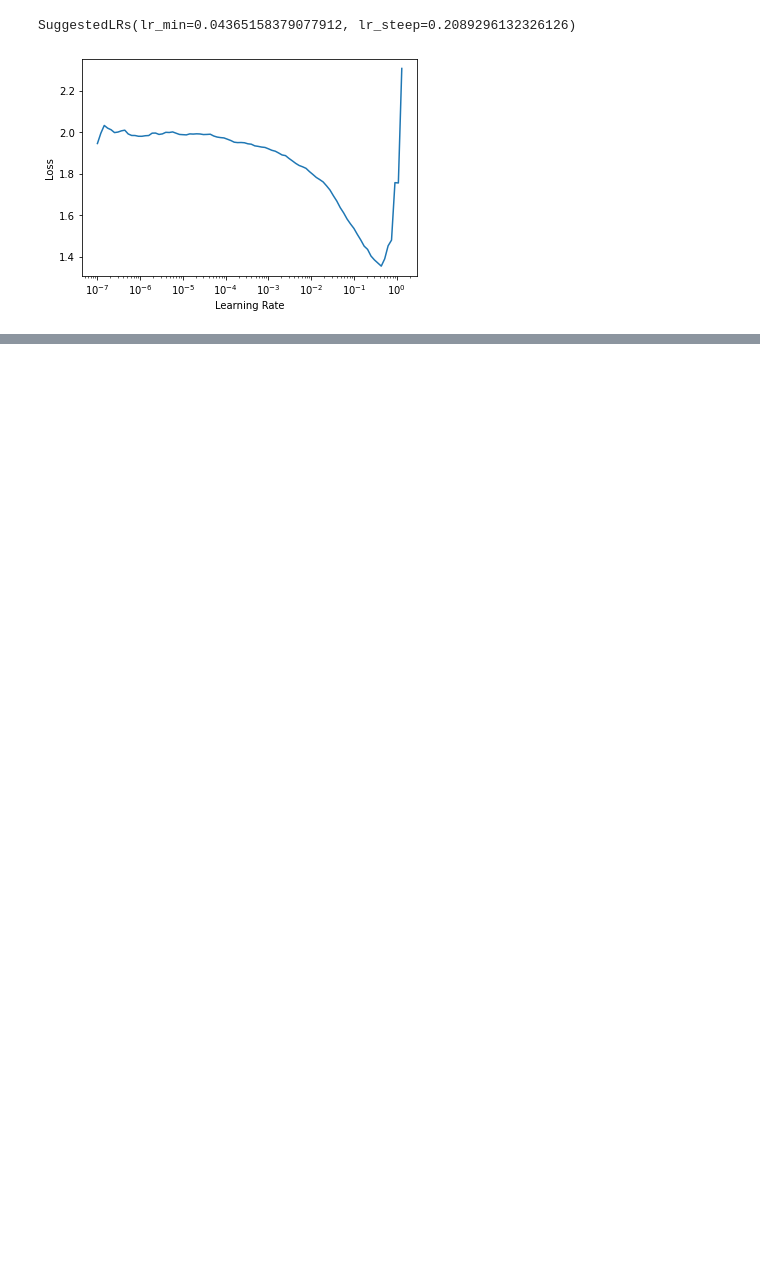
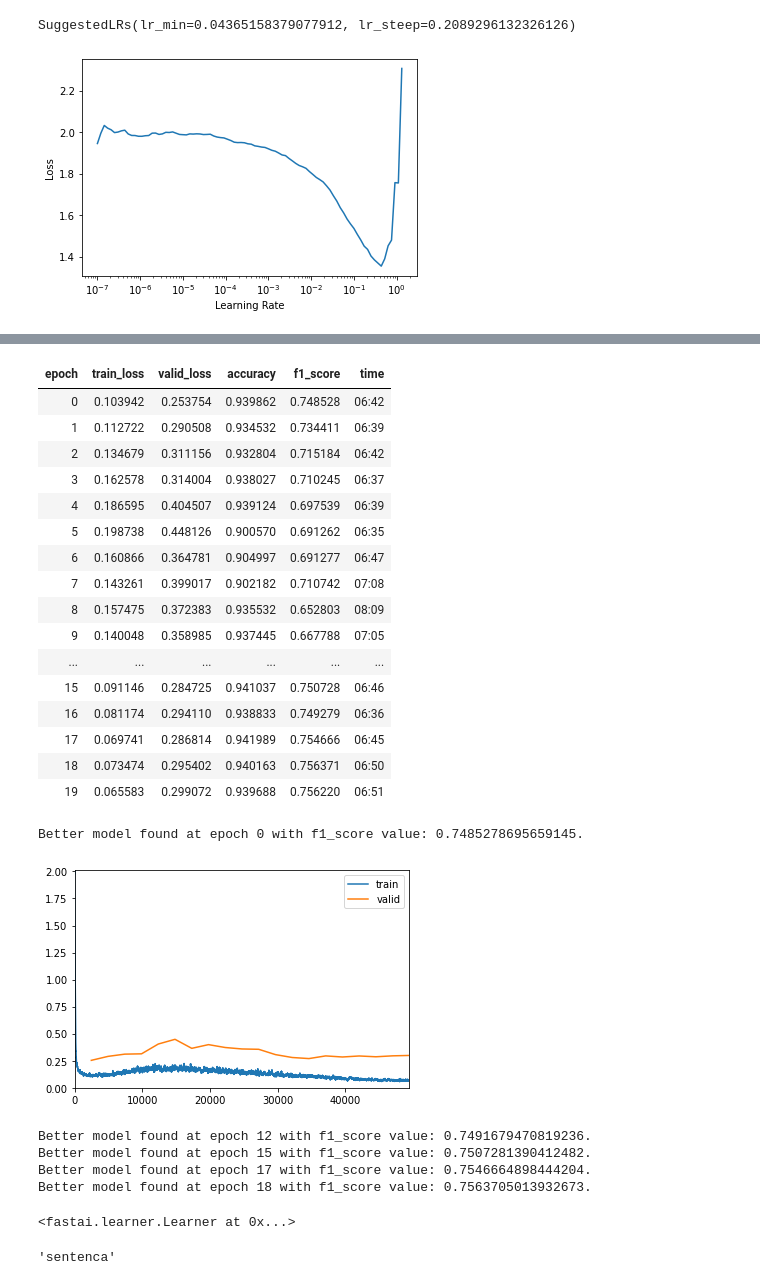
Before and after one commit to peluz/victor-visual-text, a Jupyter notebook: img_text_fusion.ipynb, the cells around one changed output, grey strips where cells are left out. Cells and saved outputs as stored; diff of their text form; code cells hidden in the pictures; blank space fills up the shorter version.

```diff
--- a/img_text_fusion.ipynb
+++ b/img_text_fusion.ipynb
@@ -328,0 +364,35 @@ Better model found at epoch 0 with f1_score value: 0.7038682571851839.
+# %%
+head = create_head(4096 + 3840, OUT_DIM, lin_ftrs=[128])
+# %%
+model = ImgTextFusion(head)
+# %%
+learn = Learner(dls, model, loss_func=loss_func, metrics=[accuracy, fscore])
+# %%
+learn.add_cbs([SaveModelCallback(monitor='f1_score', fname='best_fusion_128_moreEpochs'),
+                                       ShowGraphCallback()])
+# %%
+learn.fit_one_cycle(20, lr_max=5e-2)
+# %% [output]
+| epoch | train_loss | valid_loss | accuracy | f1_score | time |
+| 0 | 0.103942 | 0.253754 | 0.939862 | 0.748528 | 06:42 |
+| 1 | 0.112722 | 0.290508 | 0.934532 | 0.734411 | 06:39 |
+| 2 | 0.134679 | 0.311156 | 0.932804 | 0.715184 | 06:42 |
+| 3 | 0.162578 | 0.314004 | 0.938027 | 0.710245 | 06:37 |
+| 4 | 0.186595 | 0.404507 | 0.939124 | 0.697539 | 06:39 |
+| 5 | 0.198738 | 0.448126 | 0.900570 | 0.691262 | 06:35 |
+| 6 | 0.160866 | 0.364781 | 0.904997 | 0.691277 | 06:47 |
+| 7 | 0.143261 | 0.399017 | 0.902182 | 0.710742 | 07:08 |
+| 8 | 0.157475 | 0.372383 | 0.935532 | 0.652803 | 08:09 |
+| 9 | 0.140048 | 0.358985 | 0.937445 | 0.667788 | 07:05 |
+| ... | ... | ... | ... | ... | ... |
+| 15 | 0.091146 | 0.284725 | 0.941037 | 0.750728 | 06:46 |
+| 16 | 0.081174 | 0.294110 | 0.938833 | 0.749279 | 06:36 |
+| 17 | 0.069741 | 0.286814 | 0.941989 | 0.754666 | 06:45 |
+| 18 | 0.073474 | 0.295402 | 0.940163 | 0.756371 | 06:50 |
+| 19 | 0.065583 | 0.299072 | 0.939688 | 0.756220 | 06:51 |
+Better model found at epoch 0 with f1_score value: 0.7485278695659145.
+[figure, added]
+Better model found at epoch 12 with f1_score value: 0.7491679470819236.
+Better model found at epoch 15 with f1_score value: 0.7507281390412482.
+Better model found at epoch 17 with f1_score value: 0.7546664898444204.
+Better model found at epoch 18 with f1_score value: 0.7563705013932673.
@@ -328,0 +401,8 @@ Better model found at epoch 0 with f1_score value: 0.7038682571851839.
+# %%
+learn.load("best_fusion_128_moreEpochs")
+# %% [output]
+<fastai.learner.Learner at 0x...>
+# %%
+dls.valid.vocab[-1]
+# %% [output]
+'sentenca'
```
Also changed, not shown: parts of 31 cells of this notebook, 4 other files.
